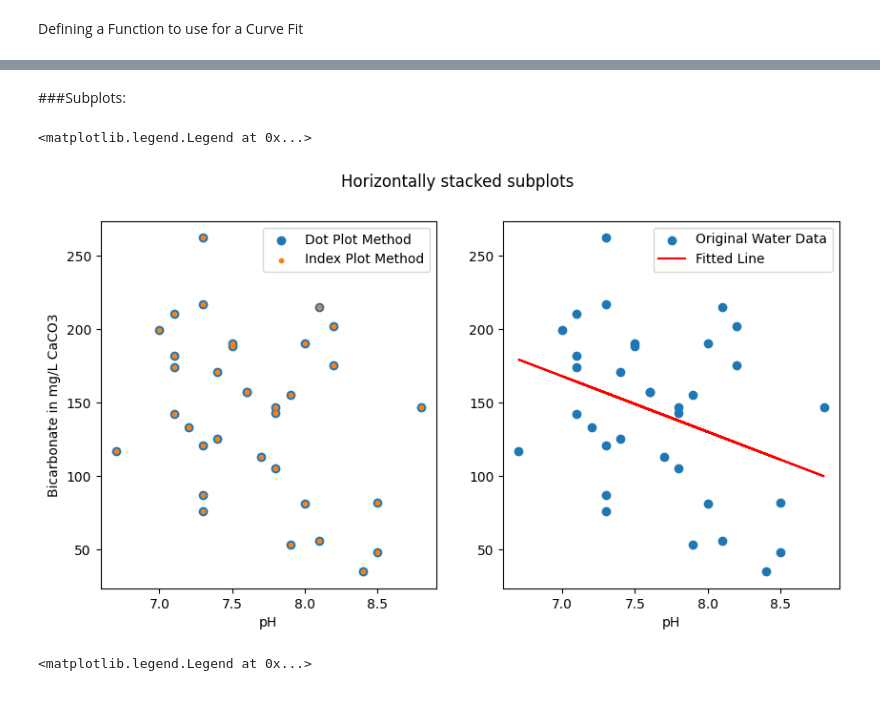
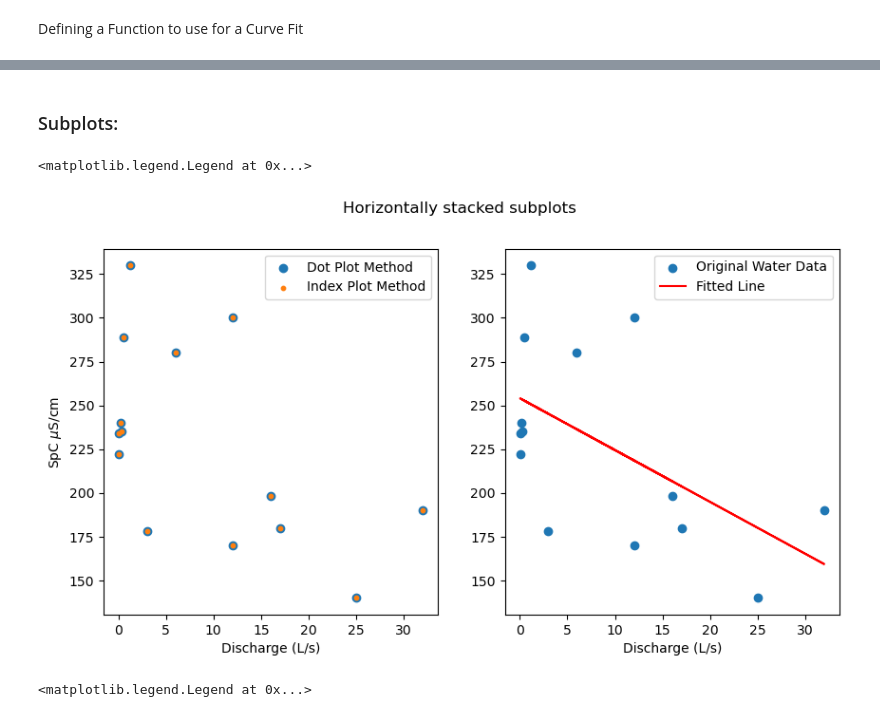
Before and after one commit to CovingtonResearchGroup/CCZ-student-python-training, a Jupyter notebook: Intro_to_Python.ipynb, the cells around one changed output, grey strips where cells are left out. Saved outputs shown, nothing was run; the diff lists cells and outputs as text; code cells hidden in the pictures.

```diff
--- a/Intro_to_Python.ipynb
+++ b/Intro_to_Python.ipynb
@@ -283,0 +294,4 @@ df['Bicarbonate units'] = 'mg/L CaCO3'
+# %%
+# The names are in the first column, so we set index_col=0 to specify that column as the index
+water_quality = read_csv('example-datasheets/Water-quality.csv', index_col=0)
+water_quality
@@ -284 +422,8 @@ df['Bicarbonate units'] = 'mg/L CaCO3'
+# %%
+# We can also modify DataFrames in place.
+# Let's say I wanted to add a column
+
+# Here, I will calculate O2 flux by multiplying O2_mg_L and discharge
+# I just create a new column by indexing it as if it were there
+water_quality['O2_flux'] = water_quality.DO_mg_L*water_quality.Discharge
 # %%
@@ -412,25 +571,25 @@ Text(0.5, 1.0, 'Histogram')
 # %% [markdown]
-###Subplots:
+### Subplots:
 # %%
 #What if I want to look at all my plots together?
 #This is where we use subplots
 
 fig, (ax1, ax2) = plt.subplots(1, 2, figsize=(10,5)) #this is saying I want 1 row with 2 columns of plots, you can mess with figsize to get the figure size you want
 fig.suptitle('Horizontally stacked subplots') #title for both plots
 
-ax1.scatter(df.pH, df.Bicarbonate, label='Dot Plot Method')
-ax1.scatter(df['pH'], df['Bicarbonate'], s=10, label='Index Plot Method')
-ax1.set_xlabel('pH') #this is different than plt! make sure you use *set*
-ax1.set_ylabel('Bicarbonate in mg/L CaCO3')
+ax1.scatter(water_quality.Discharge, water_quality.SpC, label='Dot Plot Method')
+ax1.scatter(water_quality['Discharge'], water_quality['SpC'], s=10, label='Index Plot Method')
+ax1.set_xlabel('Discharge (L/s)') #this is different than plt! make sure you use *set*
+ax1.set_ylabel('SpC $\mu$S/cm')
 ax1.legend()
 
-ax2.scatter(df.pH, df.Bicarbonate, label='Original Water Data')
-plt.plot(xdata, res.intercept + res.slope*xdata, 'r', label='Fitted Line')
-ax2.set_xlabel('pH') #this is different than plt! make sure you use *set*
+ax2.scatter(water_quality.Discharge, water_quality.SpC, label='Original Water Data')
+plt.plot(xdata, intercept + slope*xdata, 'r', label='Fitted Line')
+ax2.set_xlabel('Discharge (L/s)') #this is different than plt! make sure you use *set*
 ax2.legend()
 # %% [output]
 <matplotlib.legend.Legend at 0x...>
-[figure, old version]
+[figure, new version]
 # %%
 #Let's say I want 4 subplots all together and to see how our plots got better over time:
 #Copy/paste code from before, but replace plt with ax1, ax2, ax3, or ax4 depending on where you want the plot
```
Also changed, not shown: parts of 60 cells of this notebook, 3 other files.
